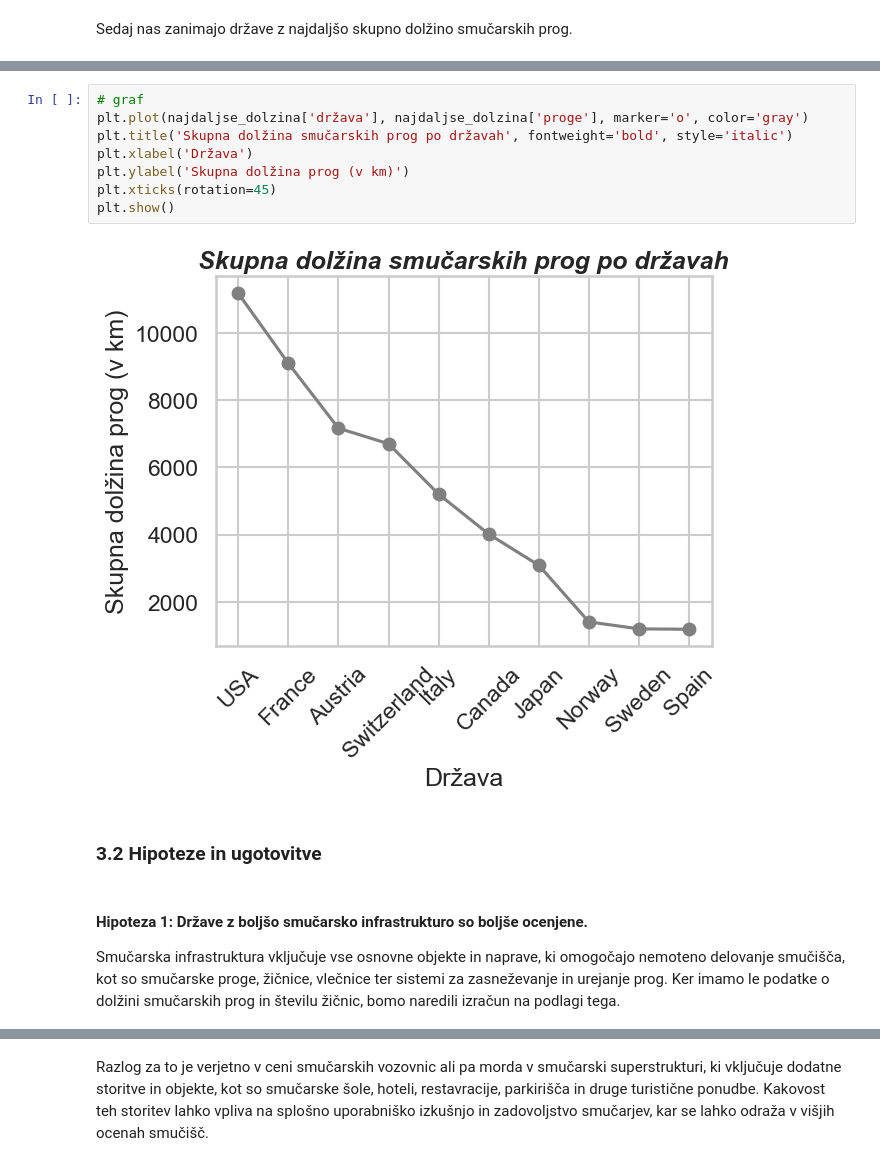
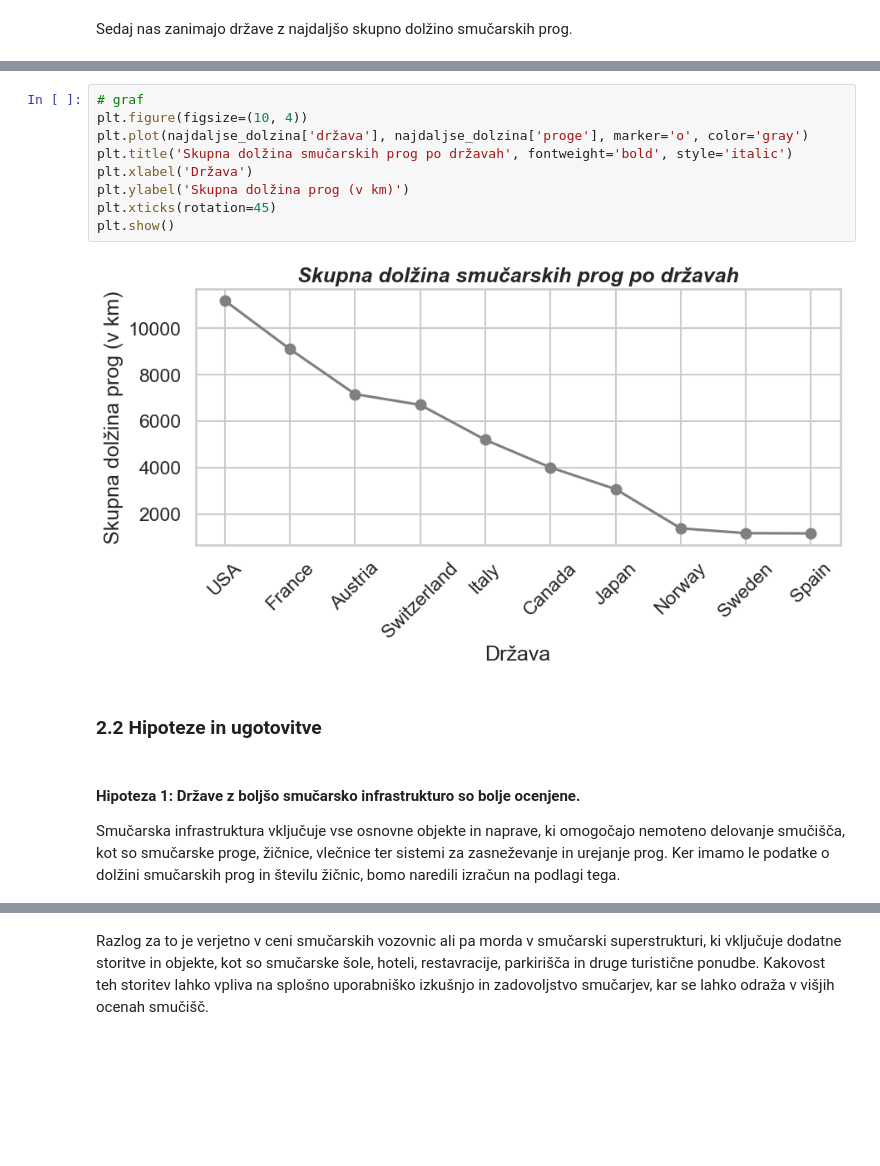
Before and after one commit to NejcZibret/ProjektnaNaloga2024, a Jupyter notebook: analiza.ipynb, the cells around one changed output, grey strips where cells are left out. Cells and saved outputs as stored; diff of their text form; blank space fills up the shorter version.

```diff
--- a/analiza.ipynb
+++ b/analiza.ipynb
@@ -511,18 +514,19 @@ najdaljse_dolzina
 | 10 | Spain | 1178.4 |
 # %%
 # graf
+plt.figure(figsize=(10, 4))
 plt.plot(najdaljse_dolzina['država'], najdaljse_dolzina['proge'], marker='o', color='gray')
 plt.title('Skupna dolžina smučarskih prog po državah', fontweight='bold', style='italic')
 plt.xlabel('Država')
 plt.ylabel('Skupna dolžina prog (v km)')
 plt.xticks(rotation=45)
 plt.show()
 # %% [output]
-[figure, old version]
+[figure, new version]
 # %% [markdown]
-<h3>3.2 Hipoteze in ugotovitve</h3>
+<h3>2.2 Hipoteze in ugotovitve</h3>
 # %% [markdown]
-<h4>Hipoteza 1: Države z boljšo smučarsko infrastrukturo so boljše ocenjene.</h4>
+<h4>Hipoteza 1: Države z boljšo smučarsko infrastrukturo so bolje ocenjene.</h4>
 Smučarska infrastruktura vključuje vse osnovne objekte in naprave, ki omogočajo nemoteno delovanje smučišča, kot so smučarske proge, žičnice, vlečnice ter sistemi za zasneževanje in urejanje prog. Ker imamo le podatke o dolžini smučarskih prog in številu žičnic, bomo naredili izračun na podlagi tega.
 # %%
 smucisca_zicnice_proge_ocene_brez_nan = smucisca.dropna(subset=['žičnice', 'proge', 'ocena'])
```
Also changed, not shown: parts of 10 cells of this notebook.
